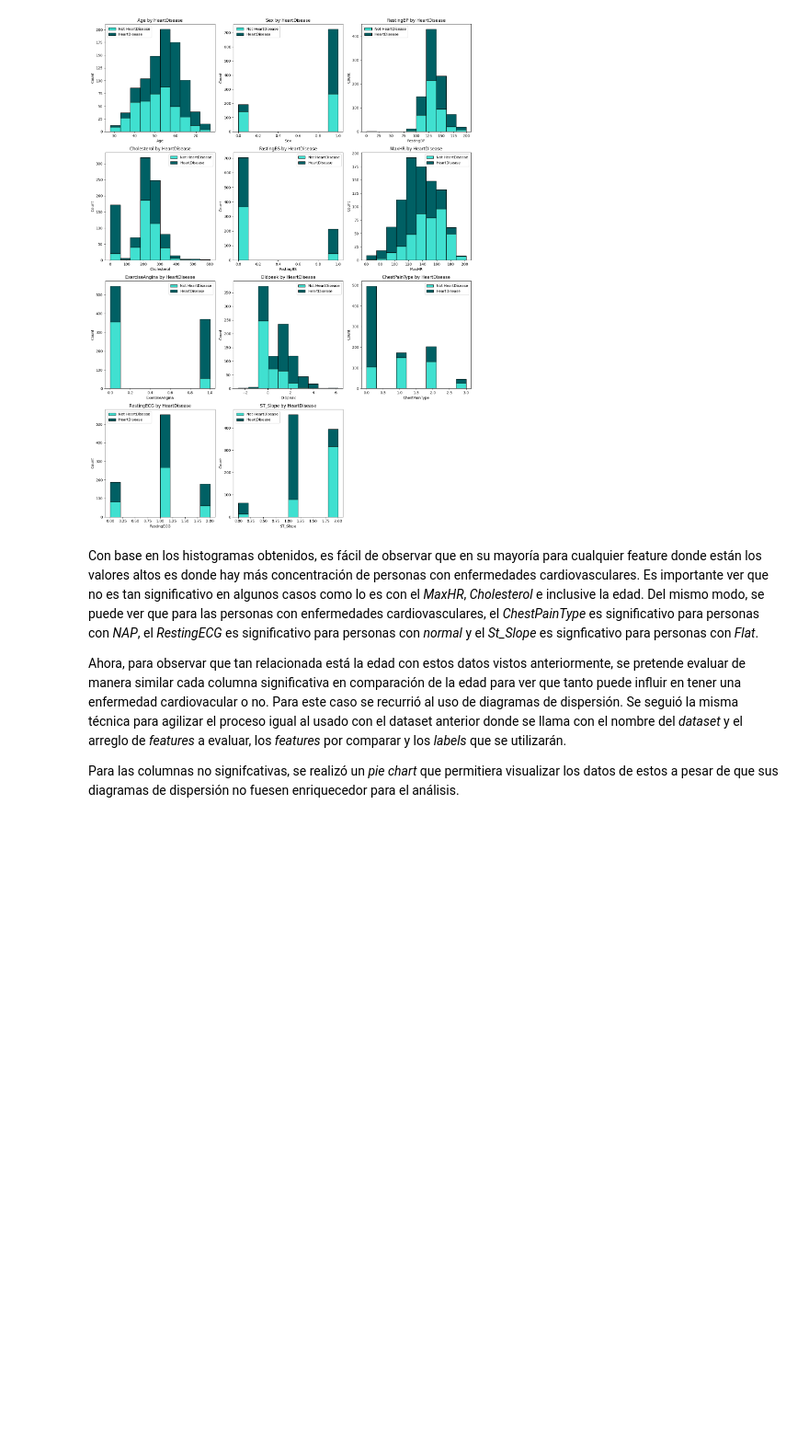
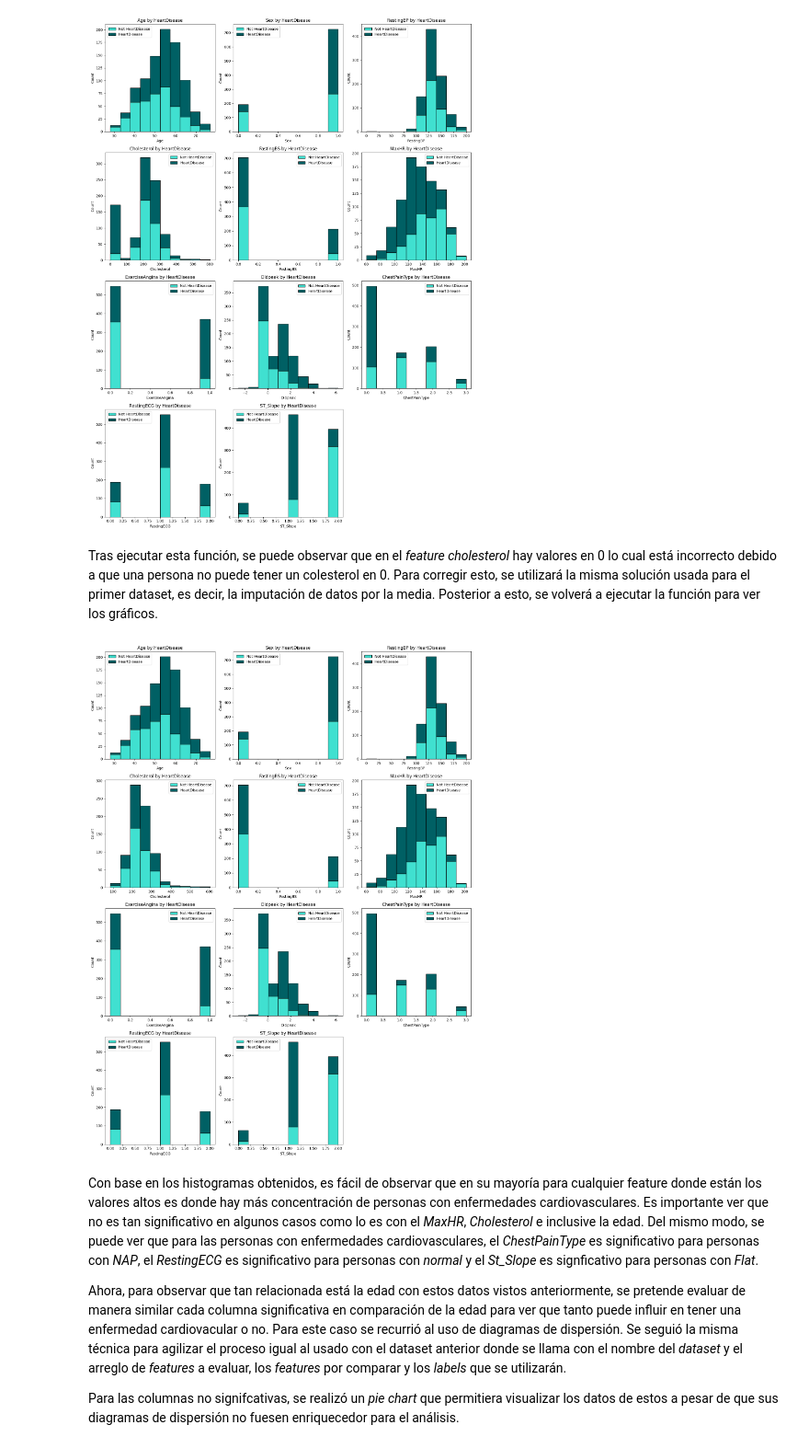
Before and after one commit to TheCsarbeat/proyecto1-IA, a Jupyter notebook: p1.ipynb, the cells around one changed output. Shown at 92% size. Drawn from its saved outputs; the diff is of its cells as text; code cells hidden in the pictures; blank space fills up the shorter version.

```diff
--- a/p1.ipynb
+++ b/p1.ipynb
@@ -505,3 +505,5 @@ plot_stacked_grid_histogram(df_heart, ['Age', 'Sex', 'RestingBP', 'Cholesterol',
                                   'ChestPainType', 'RestingECG','ST_Slope'], 'HeartDisease')
 # %% [output]
 [figure]
+# %% [markdown]
+Tras ejecutar esta función, se puede observar que en el *feature* *cholesterol* hay valores en 0 lo cual está incorrecto debido a que una persona no puede tener un colesterol en 0. Para corregir esto, se utilizará la misma solución usada para el primer dataset, es decir, la imputación de datos por la media. Posterior a esto, se volverá a ejecutar la función para ver los gráficos.
@@ -508,3 +513,9 @@ plot_stacked_grid_histogram(df_heart, ['Age', 'Sex', 'RestingBP', 'Cholesterol',
+# %%
+# Call the function to plot the stacked histograms
+plot_stacked_grid_histogram(df_heart, ['Age', 'Sex', 'RestingBP', 'Cholesterol', 'FastingBS', 'MaxHR', 'ExerciseAngina', 'Oldpeak',
+                                  'ChestPainType', 'RestingECG','ST_Slope'], 'HeartDisease')
+# %% [output]
+[figure, added]
 # %% [markdown]
 Con base en los histogramas obtenidos, es fácil de observar que en su mayoría para cualquier feature donde están los valores altos es donde hay más concentración de personas con enfermedades cardiovasculares. Es importante ver que no es tan significativo en algunos casos como lo es con el *MaxHR*, *Cholesterol* e inclusive la edad. Del mismo modo, se puede ver que para las personas con enfermedades cardiovasculares, el *ChestPainType* es significativo para personas con *NAP*, el *RestingECG* es significativo para personas con *normal* y el *St_Slope* es signficativo para personas con *Flat*.
 
```
Also changed, not shown: parts of 2 cells of this notebook.
